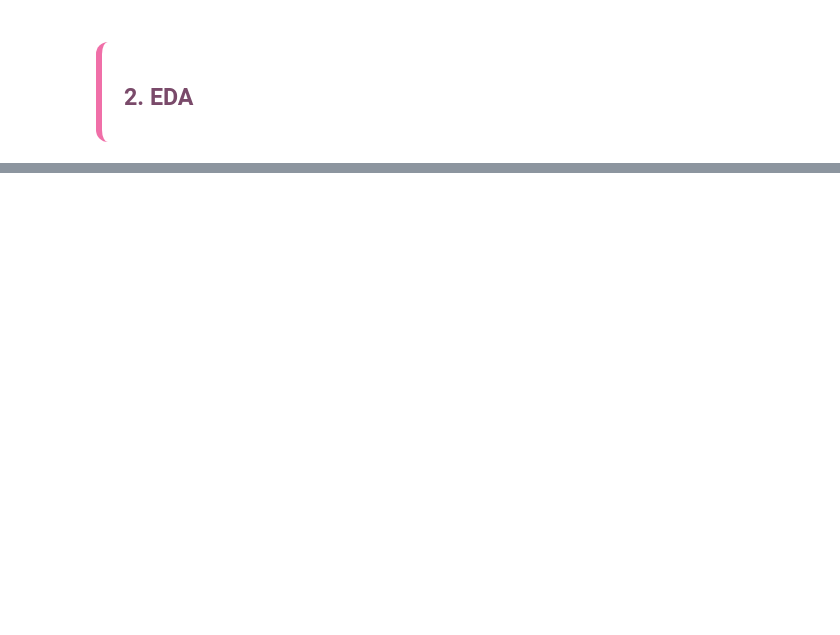
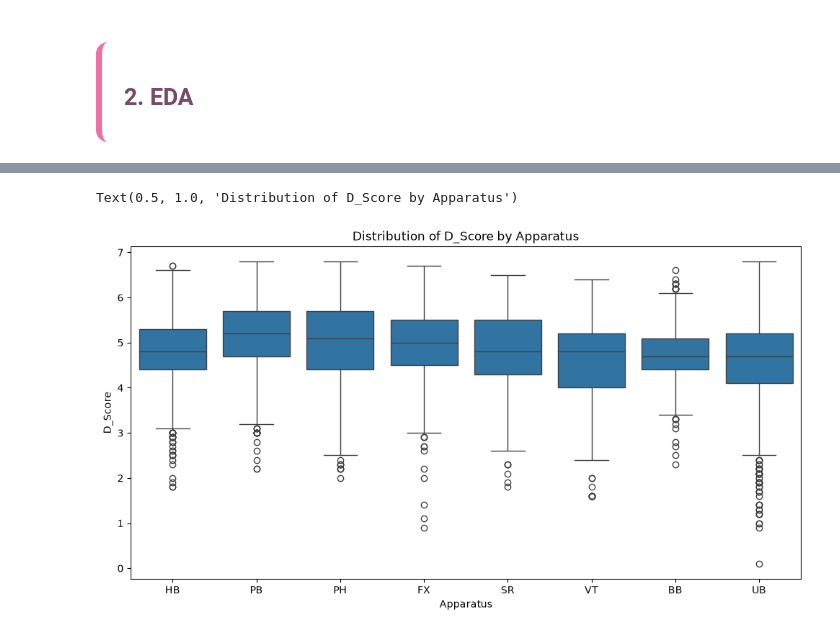
Before and after one commit to mafs794/Gymnastics-Prediction-Machine-Learning-CA1, a Jupyter notebook: ca1_2026794.ipynb, the cells around one changed output, grey strips where cells are left out. Saved outputs shown, nothing was run; the diff lists cells and outputs as text; code cells hidden in the pictures; blank space fills up the shorter version.

```diff
--- a/ca1_2026794.ipynb
+++ b/ca1_2026794.ipynb
@@ -159,0 +198,8 @@ qual_data = qual_data.drop(columns=['Rank', 'Score'])
+# %%
+#boxplot showing the distribution of D_Score and E_Score for each apparatus
+plt.figure(figsize=(12, 6))
+sns.boxplot(x='Apparatus', y='D_Score', data=qual_data)
+plt.title('Distribution of D_Score by Apparatus')
+# %% [output]
+Text(0.5, 1.0, 'Distribution of D_Score by Apparatus')
+[figure, added]
```
Also changed, not shown: parts of 39 cells of this notebook.
